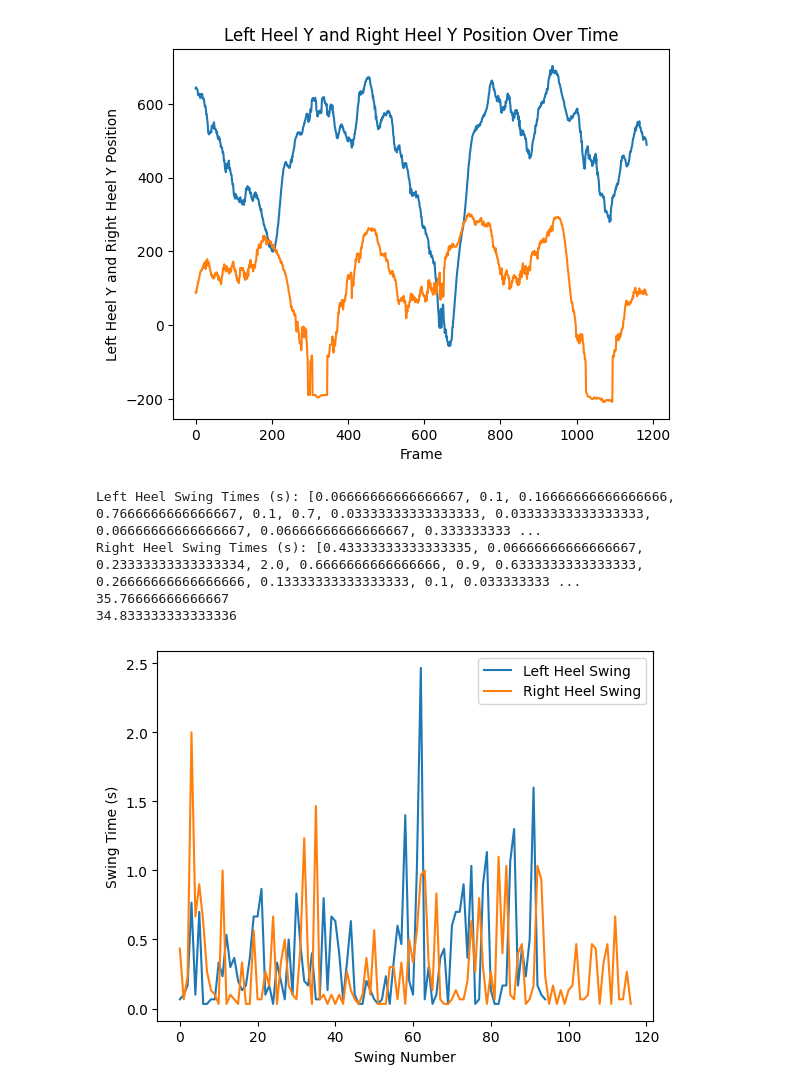
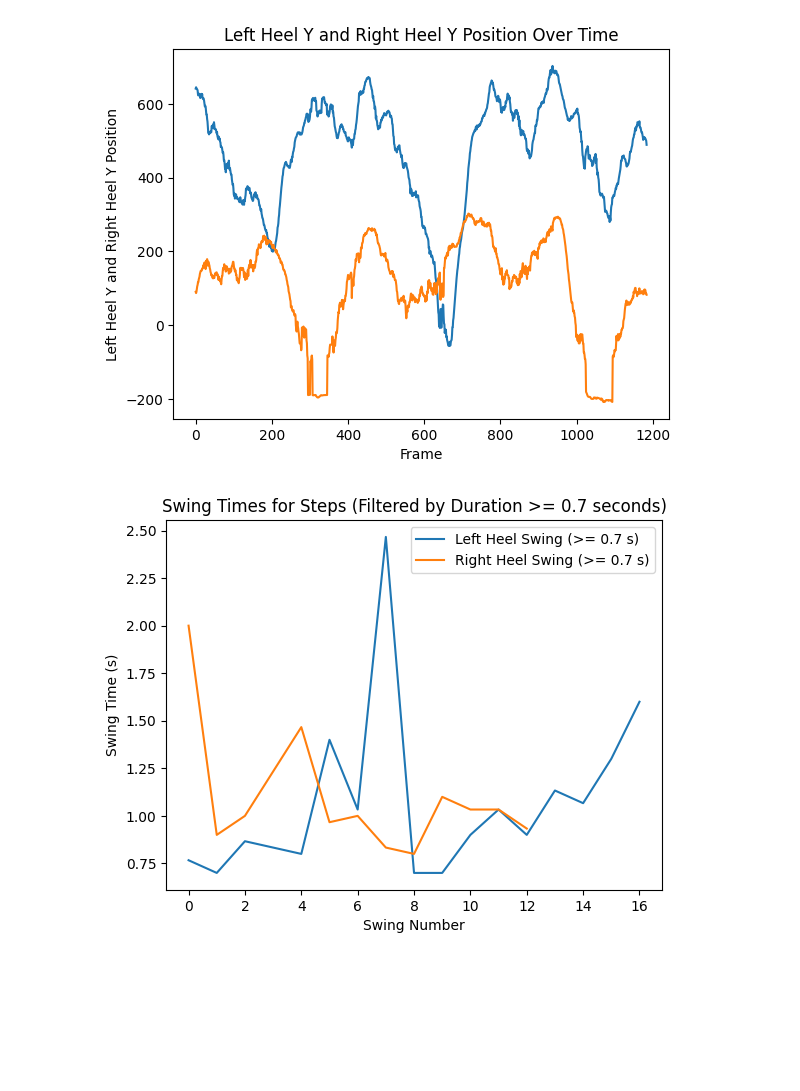
Before and after one commit to GR74/GaitAnalysis, a Jupyter notebook: gait_time.ipynb, the cells around one changed output. Cells and saved outputs as stored; diff of their text form; code cells hidden in the pictures; blank space fills up the shorter version.

```diff
--- a/gait_time.ipynb
+++ b/gait_time.ipynb
@@ -24,13 +24,11 @@ import matplotlib.pyplot as plt
 threshold = 3
 frame_rate = 30
 
+# Assuming `df` is already defined
 left_heel_x = df['left_heel_x'].values
 left_heel_y = df['left_heel_y'].values
 right_heel_x = df['right_heel_x'].values
 right_heel_y = df['right_heel_y'].values
-
-left_step_times = []
-right_step_times = []
 
 def detect_step_times(heel_x, heel_y):
     step_times = []
@@ -40,7 +38,6 @@ def detect_step_times(heel_x, heel_y):
     for frame in range(1, len(heel_x)):
         x_diff = abs(heel_x[frame] - heel_x[frame - 1])
         y_diff = abs(heel_y[frame] - heel_y[frame - 1])
-
 
         if x_diff > threshold or y_diff > threshold:
             if swing_start is None:
@@ -48,47 +45,41 @@ def detect_step_times(heel_x, heel_y):
             if stance_start is not None:
                 stance_duration = (frame - stance_start) / frame_rate
                 step_times.append(('stance', stance_duration))
                 stance_start = None
         else:
             if swing_start is not None:
                 swing_duration = (frame - swing_start) / frame_rate
                 step_times.append(('swing', swing_duration))
                 swing_start = None
             if stance_start is None:
                 stance_start = frame
 
     if swing_start is not None:
         swing_duration = (len(heel_x) - swing_start) / frame_rate
         step_times.append(('swing', swing_duration))
     if stance_start is not None:
         stance_duration = (len(heel_x) - stance_start) / frame_rate
         step_times.append(('stance', stance_duration))
 
     return step_times
 
 left_step_times = detect_step_times(left_heel_x, left_heel_y)
 right_step_times = detect_step_times(right_heel_x, right_heel_y)
 
-left_swing_times = [time for type_, time in left_step_times if type_ == 'swing']
-right_swing_times = [time for type_, time in right_step_times if type_ == 'swing']
-left_stance_times = [time for type_, time in left_step_times if type_ == 'stance']
-right_stance_times = [time for type_, time in right_step_times if type_ == 'stance']
+# Filter swing times for 0.7 seconds or higher
+left_swing_times = [time for type_, time in left_step_times if type_ == 'swing' and time >= 0.7]
+right_swing_times = [time for type_, time in right_step_times if type_ == 'swing' and time >= 0.7]
 
-print("Left Heel Swing Times (s):", left_swing_times)
-print("Right Heel Swing Times (s):", right_swing_times)
-
-plt.plot(range(len(left_swing_times)), left_swing_times, label='Left Heel Swing')
-plt.plot(range(len(right_swing_times)), right_swing_times, label='Right Heel Swing')
+# Plot the filtered swing times
+plt.plot(range(len(left_swing_times)), left_swing_times, label='Left Heel Swing (>= 0.7 s)')
+plt.plot(range(len(right_swing_times)), right_swing_times, label='Right Heel Swing (>= 0.7 s)')
 plt.xlabel("Swing Number")
 plt.ylabel("Swing Time (s)")
 plt.legend()
+plt.title("Swing Times for Steps (Filtered by Duration >= 0.7 seconds)")
 plt.show()
 # %% [output]
-Left Heel Swing Times (s): [0.06666666666666667, 0.1, 0.16666666666666666, 0.7666666666666667, 0.1, 0.7, 0.03333333333333333, 0.03333333333333333, 0.06666666666666667, 0.06666666666666667, 0.333333333 ...
-Right Heel Swing Times (s): [0.43333333333333335, 0.06666666666666667, 0.23333333333333334, 2.0, 0.6666666666666666, 0.9, 0.6333333333333333, 0.26666666666666666, 0.13333333333333333, 0.1, 0.033333333 ...
-35.76666666666667
-34.833333333333336
-[figure, old version]
+[figure, new version]
 # %%
 import pandas as pd
 import numpy as np
```
Also changed, not shown: parts of 1 cell of this notebook.
